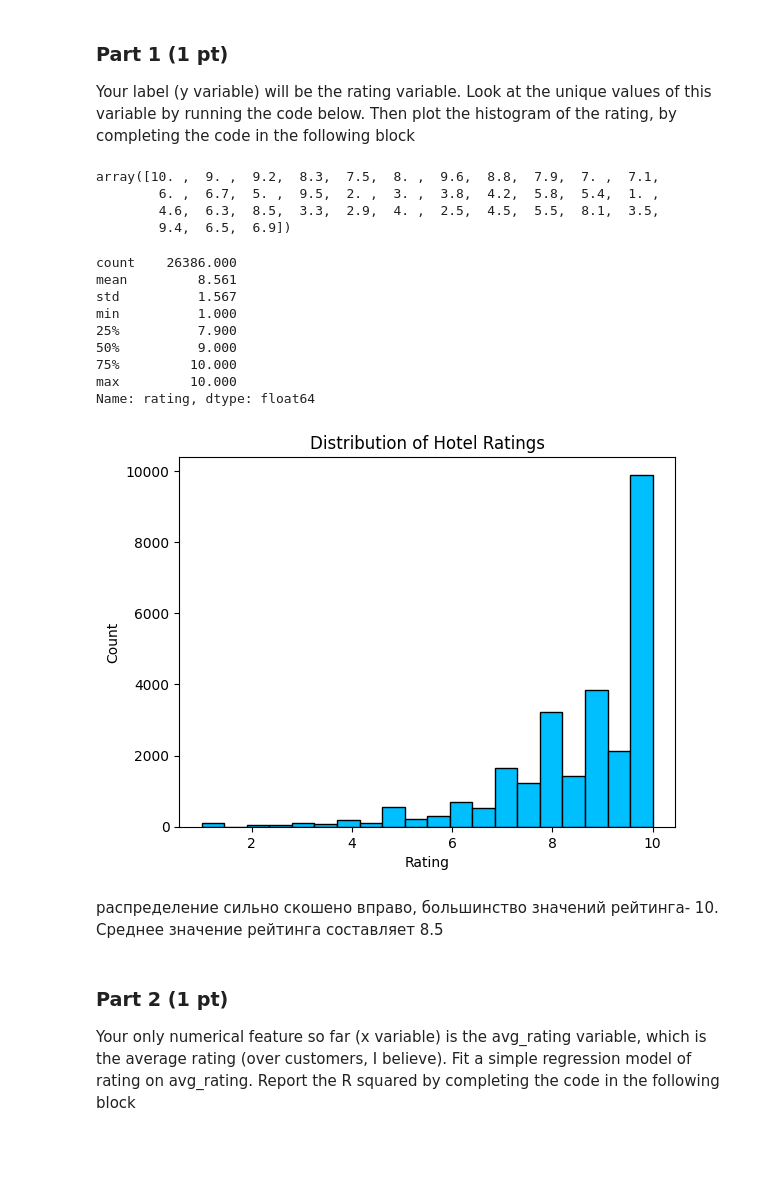
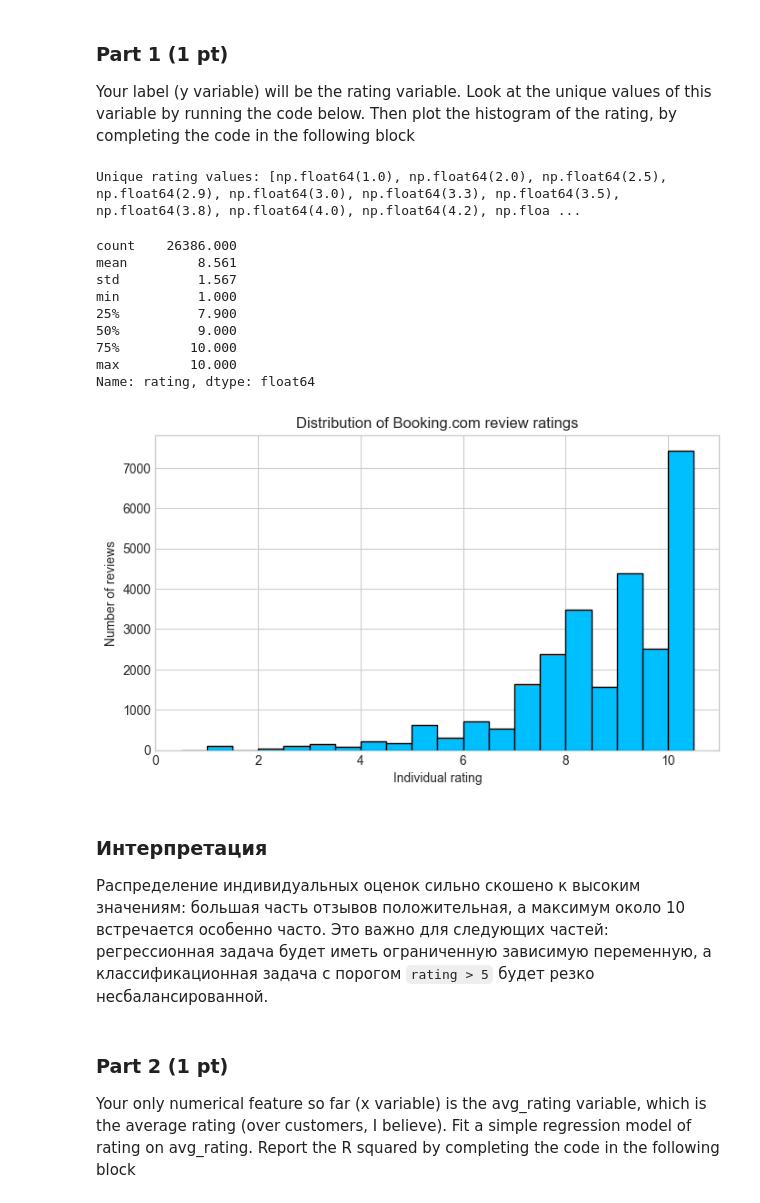
Before and after one commit to mashshaya/Study, a Jupyter notebook: MLEC/Homeworks/combined_homework.ipynb, the cells around one changed output. Saved outputs shown, nothing was run; the diff lists cells and outputs as text; code cells hidden in the pictures; blank space fills up the shorter version.

```diff
--- a/MLEC/Homeworks/combined_homework.ipynb
+++ b/MLEC/Homeworks/combined_homework.ipynb
@@ -68,0 +70,5 @@ None
+# %%
+df_raw = pd.read_csv(DATA_PATH)
+print(df_raw.info())
+print("Raw shape:", df_raw.shape)
+df_raw.head()
@@ -68,0 +99,17 @@ None
+# %%
+required_columns = ["rating", "avg_rating", "review_text"]
+df = df_raw.dropna(subset=required_columns).copy()
+df["rating"] = pd.to_numeric(df["rating"], errors="coerce")
+df["avg_rating"] = pd.to_numeric(df["avg_rating"], errors="coerce")
+df = df.dropna(subset=["rating", "avg_rating"])
+df = df[(df["rating"] >= 1) & (df["rating"] <= 10) & (df["avg_rating"] >= 1) & (df["avg_rating"] <= 10)]
+df["review_text"] = df["review_text"].astype(str).str.replace(r"\s+", " ", regex=True).str.strip()
+df = df[df["review_text"].str.len() > 0]
+
+if len(df) > MAX_OBSERVATIONS:
+    df = df.sample(MAX_OBSERVATIONS, random_state=RANDOM_SEED).reset_index(drop=True)
+else:
+    df = df.reset_index(drop=True)
+
+print("Analysis shape:", df.shape)
+df[["rating", "avg_rating", "review_text"]].head()
@@ -70,37 +125,32 @@ None
 ### Part 1 (1 pt)
 
 Your label (y variable) will be the rating variable. Look at the unique values of this variable by running the code below. Then plot the histogram of the rating, by completing the code in the following block
-# %%
-import matplotlib.pyplot as plt
-df = df.dropna(subset=["rating", "avg_rating", "review_text"])
-df.rating.unique()
-# %% [output]
-array([10. ,  9. ,  9.2,  8.3,  7.5,  8. ,  9.6,  8.8,  7.9,  7. ,  7.1,
-        6. ,  6.7,  5. ,  9.5,  2. ,  3. ,  3.8,  4.2,  5.8,  5.4,  1. ,
-        4.6,  6.3,  8.5,  3.3,  2.9,  4. ,  2.5,  4.5,  5.5,  8.1,  3.5,
-        9.4,  6.5,  6.9])
-# %%
-df['rating'].describe().round(3)
-# %% [output]
-count    26386.000
-mean         8.561
-std          1.567
-min          1.000
-25%          7.900
-50%          9.000
-75%         10.000
-max         10.000
-Name: rating, dtype: float64
-# %%
-plt.hist(df["rating"], bins=20, color='deepskyblue', edgecolor='black')
-plt.xlabel("Rating")
-plt.ylabel("Count")
-plt.title("Distribution of Hotel Ratings")
-plt.show()
-# %% [output]
-[figure, removed]
-# %% [markdown]
-распределение сильно скошено вправо, большинство значений рейтинга- 10. Среднее значение рейтинга составляет 8.5
+# %%
+print("Unique rating values:", sorted(df["rating"].unique()))
+display(df["rating"].describe().round(3))
+
+fig, ax = plt.subplots(figsize=(8, 4.5))
+ax.hist(df["rating"], bins=np.arange(0.5, 10.6, 0.5), color="deepskyblue", edgecolor="black")
+ax.set_xlabel("Individual rating")
+ax.set_ylabel("Number of reviews")
+ax.set_title("Distribution of Booking.com review ratings")
+plt.show()
+# %% [output]
+Unique rating values: [np.float64(1.0), np.float64(2.0), np.float64(2.5), np.float64(2.9), np.float64(3.0), np.float64(3.3), np.float64(3.5), np.float64(3.8), np.float64(4.0), np.float64(4.2), np.floa ...
+count    26386.000
+mean         8.561
+std          1.567
+min          1.000
+25%          7.900
+50%          9.000
+75%         10.000
+max         10.000
+Name: rating, dtype: float64
+[figure, added]
+# %% [markdown]
+### Интерпретация
+
+Распределение индивидуальных оценок сильно скошено к высоким значениям: большая часть отзывов положительная, а максимум около 10 встречается особенно часто. Это важно для следующих частей: регрессионная задача будет иметь ограниченную зависимую переменную, а классификационная задача с порогом `rating > 5` будет резко несбалансированной.
 # %% [markdown]
 ### Part 2 (1 pt)
 
```
Also changed, not shown: parts of 67 cells of this notebook.
